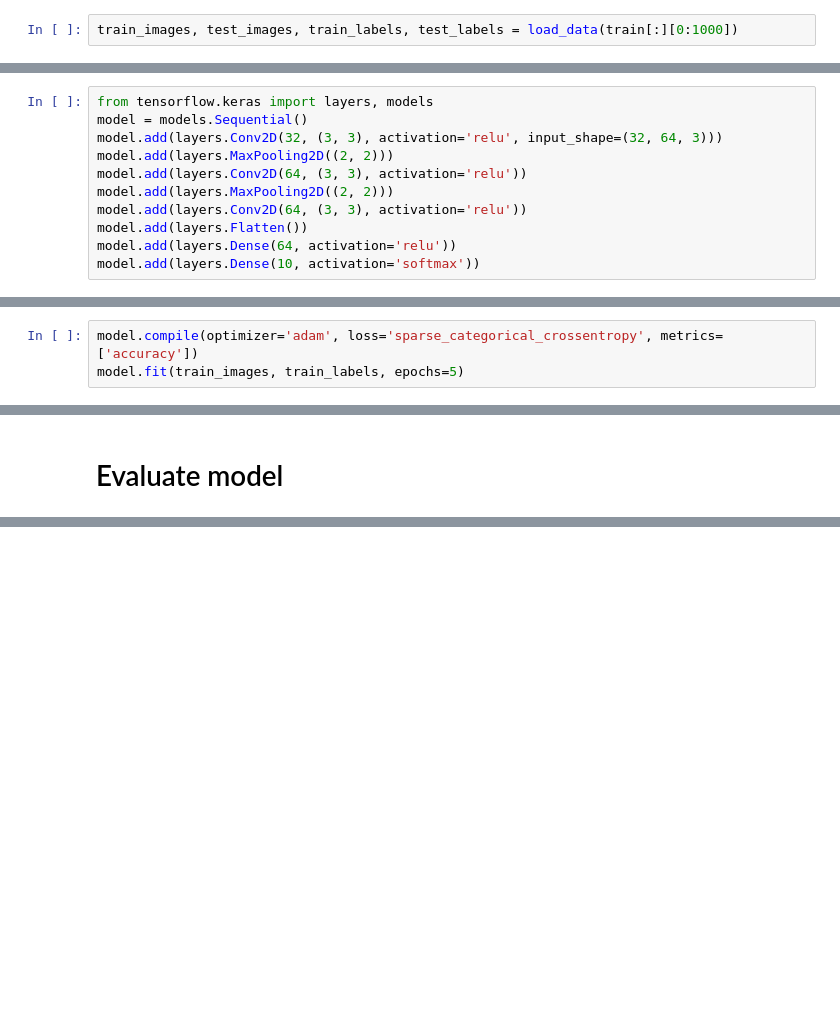
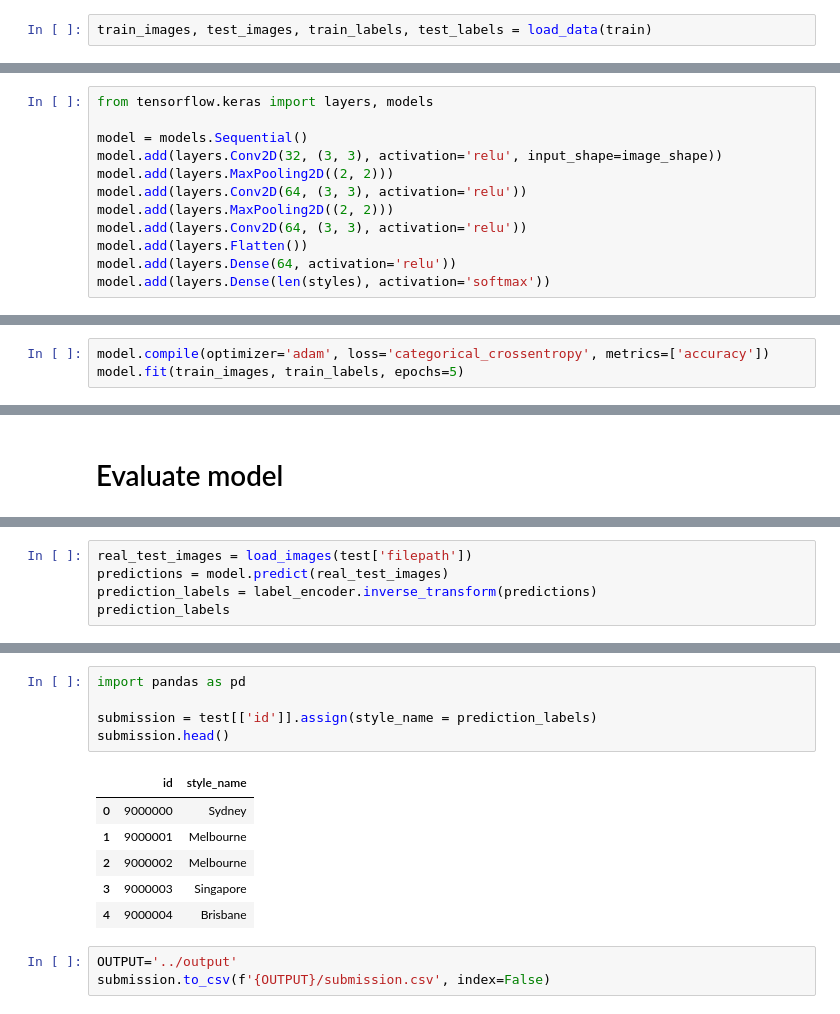
Before and after one commit to brookingcharlie/kaggle-synthetic-image-classification, a Jupyter notebook: src/notebook.ipynb, the cells around one changed output, grey strips where cells are left out. Cells and saved outputs as stored; diff of their text form; blank space fills up the shorter version.

```diff
--- a/src/notebook.ipynb
+++ b/src/notebook.ipynb
@@ -187,7 +234,7 @@ OK
 # %% [markdown]
 # Load data
 # %%
-train_images, test_images, train_labels, test_labels = load_data(train[:][0:1000])
+train_images, test_images, train_labels, test_labels = load_data(train)
 # %% [markdown]
 # Create model
 # %%
@@ -195,15 +242,16 @@ train_images, test_images, train_labels, test_labels = load_data(train[:][0:1000
 #!pip install -q tensorflow==2.0.0-beta1
 # %%
 from tensorflow.keras import layers, models
+
 model = models.Sequential()
-model.add(layers.Conv2D(32, (3, 3), activation='relu', input_shape=(32, 64, 3)))
+model.add(layers.Conv2D(32, (3, 3), activation='relu', input_shape=image_shape))
 model.add(layers.MaxPooling2D((2, 2)))
 model.add(layers.Conv2D(64, (3, 3), activation='relu'))
 model.add(layers.MaxPooling2D((2, 2)))
 model.add(layers.Conv2D(64, (3, 3), activation='relu'))
 model.add(layers.Flatten())
 model.add(layers.Dense(64, activation='relu'))
-model.add(layers.Dense(10, activation='softmax'))
+model.add(layers.Dense(len(styles), activation='softmax'))
 # %%
 model.summary()
 # %% [output]
@@ -229,4 +281,4 @@ _________________________________________________________________
 # %%
-model.compile(optimizer='adam', loss='sparse_categorical_crossentropy', metrics=['accuracy'])
+model.compile(optimizer='adam', loss='categorical_crossentropy', metrics=['accuracy'])
 model.fit(train_images, train_labels, epochs=5)
 # %% [output]
@@ -250,0 +305,5 @@ test_loss, test_acc = model.evaluate(test_images, test_labels)
+# %%
+real_test_images = load_images(test['filepath'])
+predictions = model.predict(real_test_images)
+prediction_labels = label_encoder.inverse_transform(predictions)
+prediction_labels
@@ -250,0 +328,15 @@ test_loss, test_acc = model.evaluate(test_images, test_labels)
+# %%
+import pandas as pd
+
+submission = test[['id']].assign(style_name = prediction_labels)
+submission.head()
+# %% [output]
+|  | id | style_name |
+| 0 | 9000000 | Sydney |
+| 1 | 9000001 | Melbourne |
+| 2 | 9000002 | Melbourne |
+| 3 | 9000003 | Singapore |
+| 4 | 9000004 | Brisbane |
+# %%
+OUTPUT='../output'
+submission.to_csv(f'{OUTPUT}/submission.csv', index=False)
```
Also changed, not shown: parts of 27 cells of this notebook, 1 other file.
